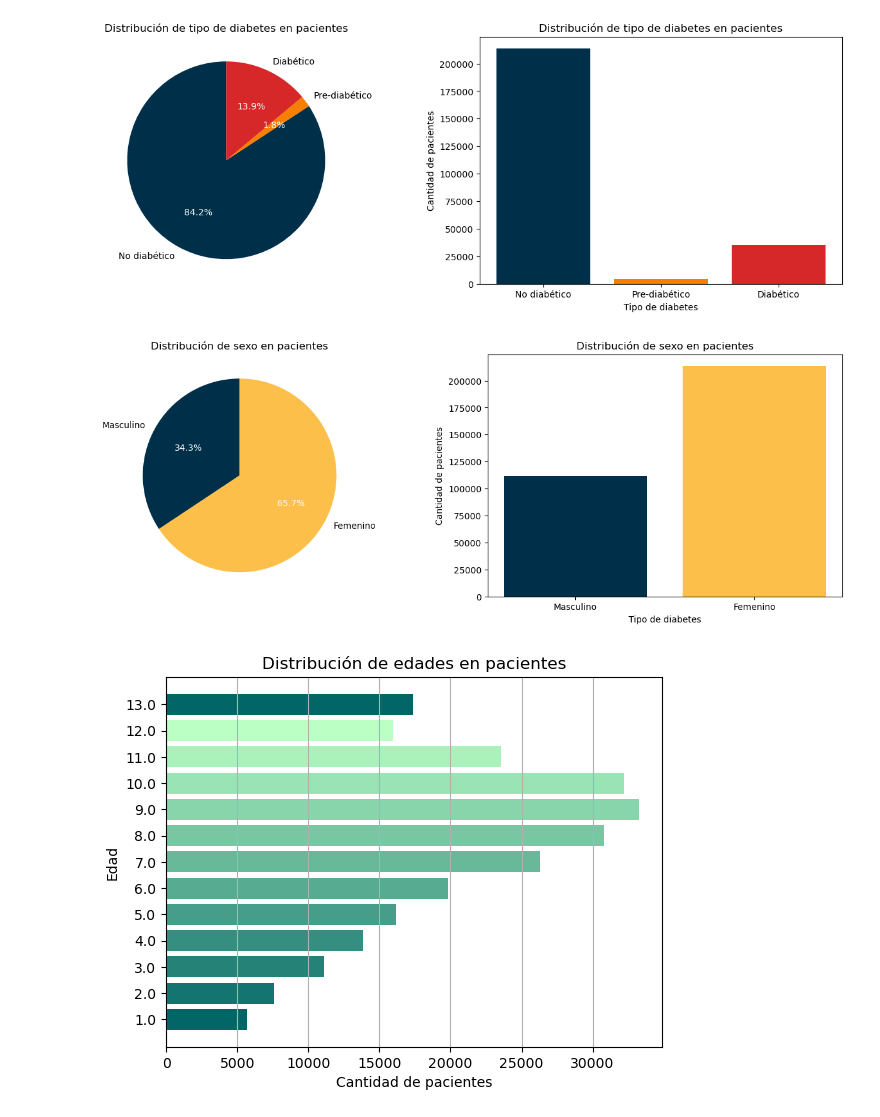
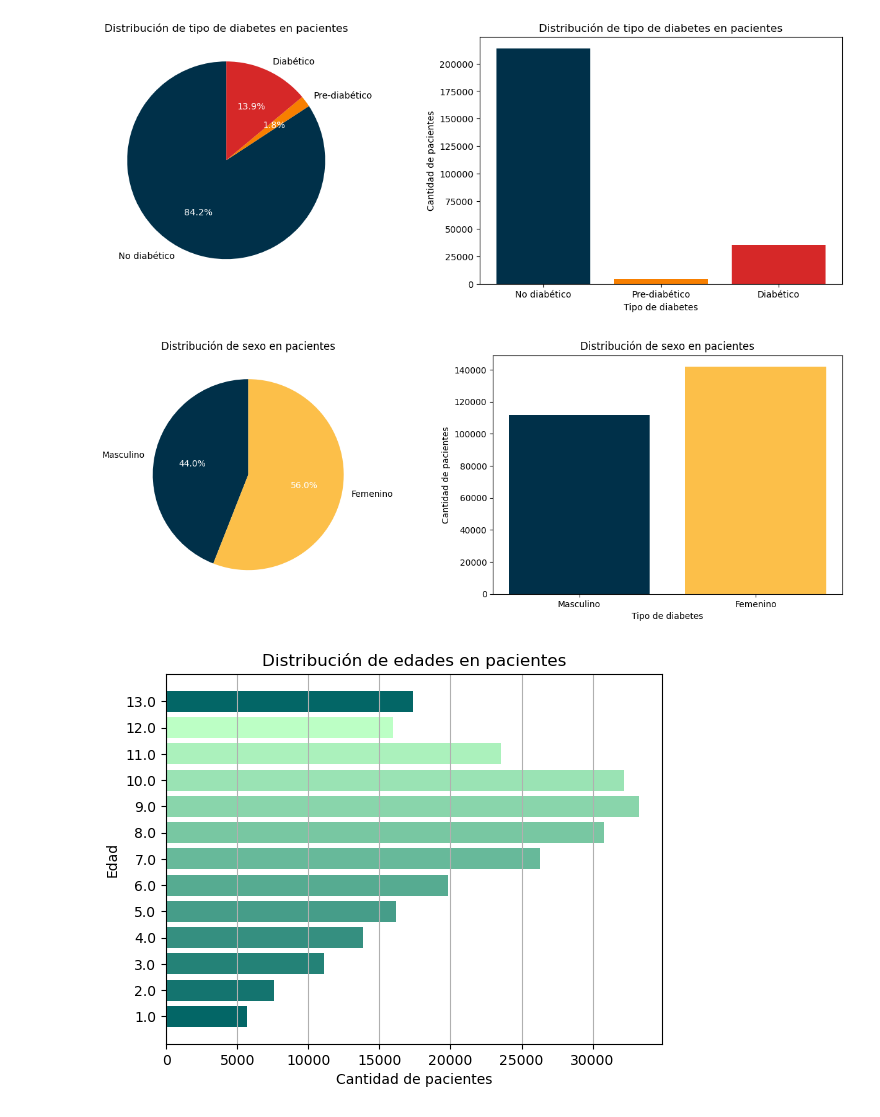
Before and after one commit to MonicaCabanas23/Clasificacion-y-Regresion-Lineal, a Jupyter notebook: Proyecto 3/graphs.ipynb, the cells around one changed output. Drawn from its saved outputs; the diff is of its cells as text; code cells hidden in the pictures.

```diff
--- a/Proyecto 3/graphs.ipynb
+++ b/Proyecto 3/graphs.ipynb
@@ -133,23 +133,23 @@ plt.show()
 [figure]
 # %%
 sex_labels = ['Masculino', 'Femenino']
-sex_values = [(data['Sex'] == 1).sum(), (data['Diabetes_012'] == 0).sum()]
+sex_values = [(data['Sex'] == 1).sum(), (data['Sex'] == 0).sum()]
 
 # Gráfico de pastel para género
 fig, axs = plt.subplots(1, 2, figsize=(16, 5))
 wedges, texts, autotexts = axs[0].pie(x=sex_values, labels=sex_labels, autopct='%1.1f%%', startangle=90, colors=['#003049', '#fcbf49'])
 axs[0].set_title('Distribución de sexo en pacientes')
 autotexts[0].set_color('white')
 autotexts[1].set_color('white')
 
 axs[1].bar(sex_labels, sex_values, color=['#003049', '#fcbf49'])
 axs[1].set_title('Distribución de sexo en pacientes')
 axs[1].set_xlabel('Tipo de diabetes')
 axs[1].set_ylabel('Cantidad de pacientes')
 
 plt.show()
 # %% [output]
-[figure, old version]
+[figure, new version]
 # %%
 age_labels = list(data['Age'].value_counts().sort_index().index.astype(str))
 age_values = list(data['Age'].value_counts().sort_index().values)
```
Also changed, not shown: 1 other file.
